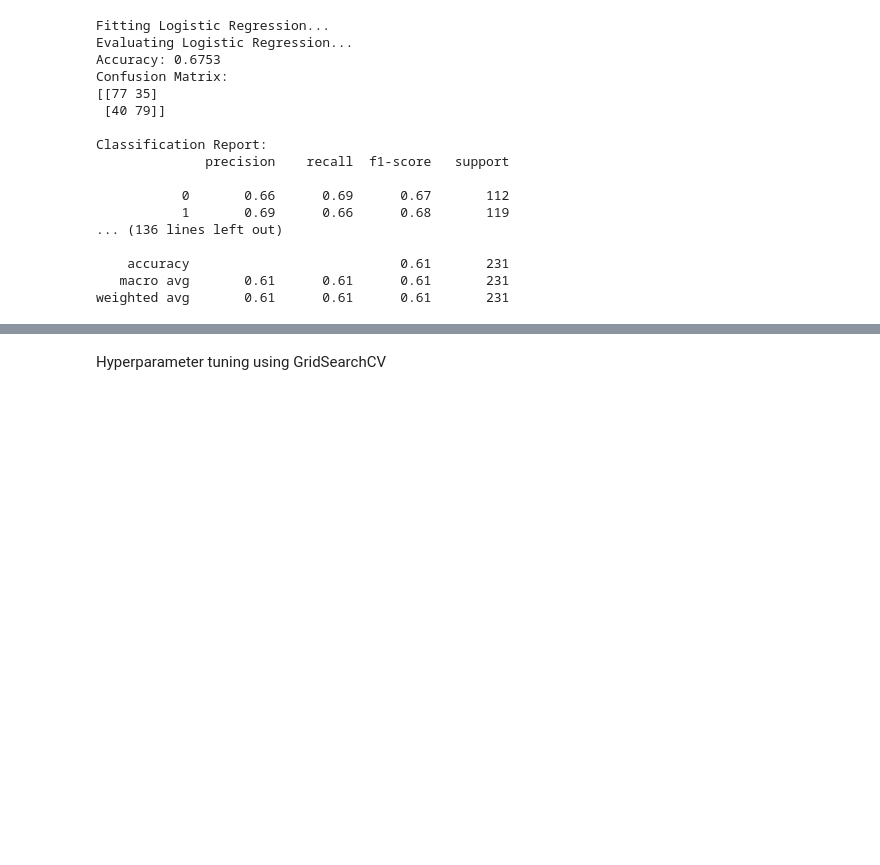
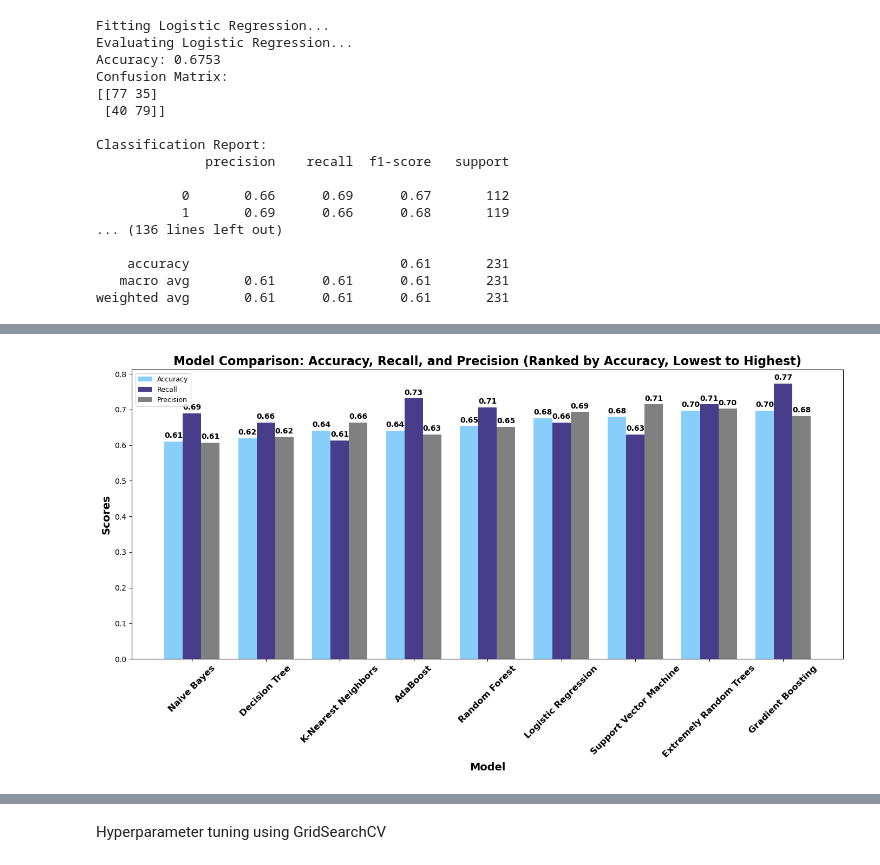
Before and after one commit to leonej01/Project-2-ML-Diabetic-Retinopathy, a Jupyter notebook: Starter_file.ipynb, the cells around one changed output, grey strips where cells are left out. Drawn from its saved outputs; the diff is of its cells as text; code cells hidden in the pictures; blank space fills up the shorter version.

```diff
--- a/Starter_file.ipynb
+++ b/Starter_file.ipynb
@@ -177,0 +175,36 @@ accuracy_df
+# %%
+# Plot to compare accuarcy with recall
+results_df_sorted_ascending = results_df.sort_values('Accuracy', ascending=True).reset_index(drop=True)
+
+plt.figure(figsize=(14, 8))
+X = range(len(results_df_sorted_ascending))
+
+# Adjusting bar width and positions for three bars
+bar_width = 0.25
+positions_accuracy = [p - bar_width for p in X]
+positions_recall = X
+positions_precision = [p + bar_width for p in X]
+
+# Plotting accuracy, recall, and precision
+plt.bar(positions_accuracy, results_df_sorted_ascending['Accuracy'], width=bar_width, label='Accuracy', color='lightskyblue')
+plt.bar(positions_recall, results_df_sorted_ascending['Recall'], width=bar_width, label='Recall', color='darkslateblue')
+plt.bar(positions_precision, results_df_sorted_ascending['Precision'], width=bar_width, label='Precision', color='gray')
+
+
+plt.xlabel('Model', fontsize=14, fontweight='bold')
+plt.ylabel('Scores', fontsize=14, fontweight='bold')
+plt.title('Model Comparison: Accuracy, Recall, and Precision (Ranked by Accuracy, Lowest to Highest)', fontsize=16, fontweight='bold')
+plt.xticks(positions_recall, results_df_sorted_ascending['Model'], rotation=45, fontsize=12, fontweight='bold')
+
+# Adding data labels for all three metrics
+for index in X:
+    plt.text(positions_accuracy[index], results_df_sorted_ascending['Accuracy'][index] + 0.01, f"{results_df_sorted_ascending['Accuracy'][index]:.2f}", ha='center', fontsize=10, fontweight='bold')
+    plt.text(positions_recall[index], results_df_sorted_ascending['Recall'][index] + 0.01, f"{results_df_sorted_ascending['Recall'][index]:.2f}", ha='center', fontsize=10, fontweight='bold')
+    plt.text(positions_precision[index], results_df_sorted_ascending['Precision'][index] + 0.01, f"{results_df_sorted_ascending['Precision'][index]:.2f}", ha='center', fontsize=10, fontweight='bold')
+
+plt.legend(fontsize=9)
+plt.tight_layout()
+
+plt.show()
+# %% [output]
+[figure, added]
```
Also changed, not shown: parts of 14 cells of this notebook, 1 other file.
